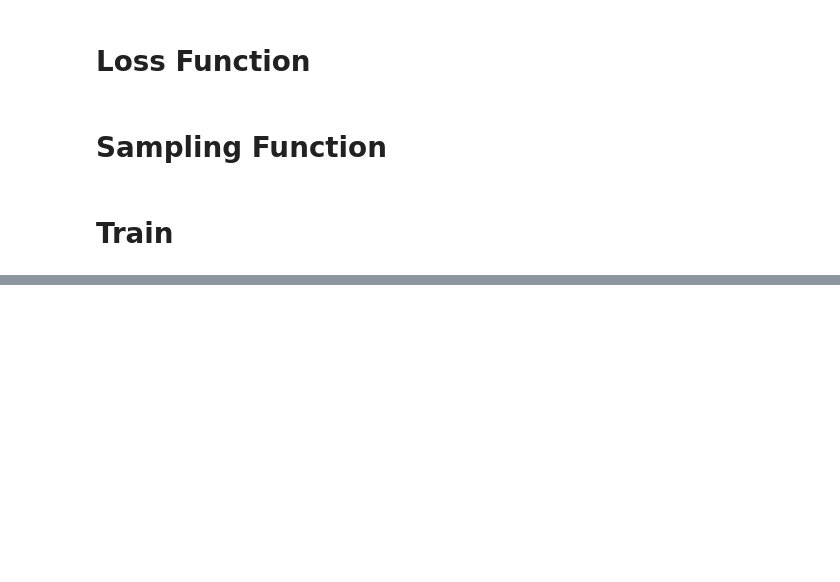
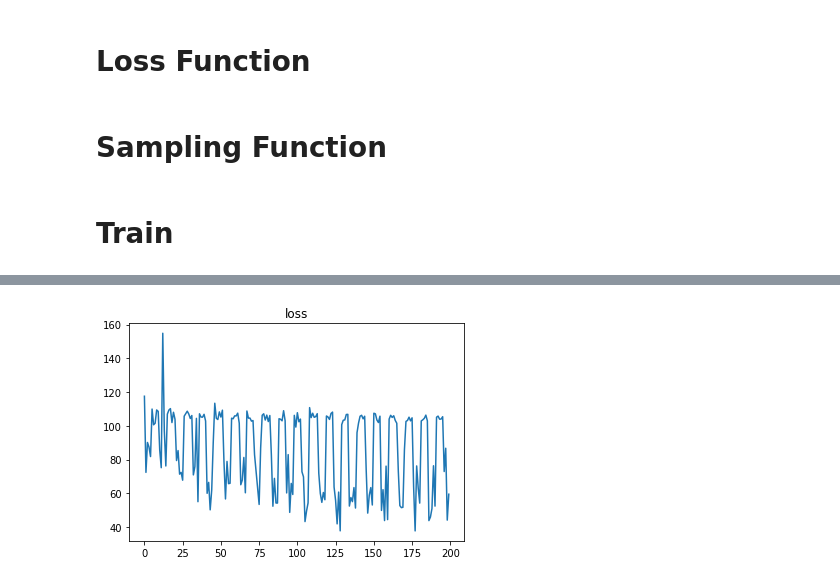
Before and after one commit to ariG23498/RNN_Viz, a Jupyter notebook: CharacterBasedLanguageModel_pytorchGPU.ipynb, the cells around one changed output, grey strips where cells are left out. Saved outputs shown, nothing was run; the diff lists cells and outputs as text; code cells hidden in the pictures; blank space fills up the shorter version.

Commit message:
Visualizing the problems of RNN vanishing and exploding grads

```diff
--- a/CharacterBasedLanguageModel_pytorchGPU.ipynb
+++ b/CharacterBasedLanguageModel_pytorchGPU.ipynb
@@ -16,5 +26,5 @@ This is the section of inclusion of data and processing it.
 # %%
-data = open('/content/drive/My Drive/Colab Notebooks/RNN/input.txt','r').read()
+data = open('My Drive/Colab Notebooks/RNN/input.txt','r').read()
 
 chars = sorted(set(data))
 data_size, vocab_size = len(data), len(chars)
@@ -133,7 +144,13 @@ mbh, mby = torch.zeros_like(bh, device=device), torch.zeros_like(by, device=devi
 smooth_loss = -torch.log(torch.tensor(1.0/vocab_size))*seq_length # loss at iteration 0
 flag = 0
 hprev = torch.zeros(hidden_size,1, device=device)
-while True:
+
+Wxh_list = []
+Whh_list = []
+Why_list = []
+
+loss_list = []
+for iter in range(20000):
   # prepare inputs (we're sweeping from left to right in steps seq_length long)
   if p+seq_length+1 >= len(data):
     flag = 1
@@ -152,9 +169,14 @@ while True:
 
   # forward seq_length characters through the net and fetch gradient
   loss, dWxh, dWhh, dWhy, dbh, dby, hprev = lossFun(inputs, targets, hprev)
+
   smooth_loss = smooth_loss * 0.999 + loss * 0.001
-  if n % 1000 == 0:
+  if n % 100 == 0:
     print('iter {}, loss: {}'.format(n, smooth_loss)) # print progress
+    Wxh_list.append(Wxh.mean())
+    Whh_list.append(Whh.mean())
+    Why_list.append(Why.mean())
+    loss_list.append(loss)
 
   # perform parameter update with Adagrad
   for param, dparam, mem in zip([Wxh, Whh, Why, bh, by],
@@ -191,0 +215,6 @@ KeyboardInterrupt: ignored
+# %%
+plt.plot(loss_list)
+plt.title('loss')
+plt.show()
+# %% [output]
+[figure, added]
```
Also changed, not shown: parts of 10 cells of this notebook.
